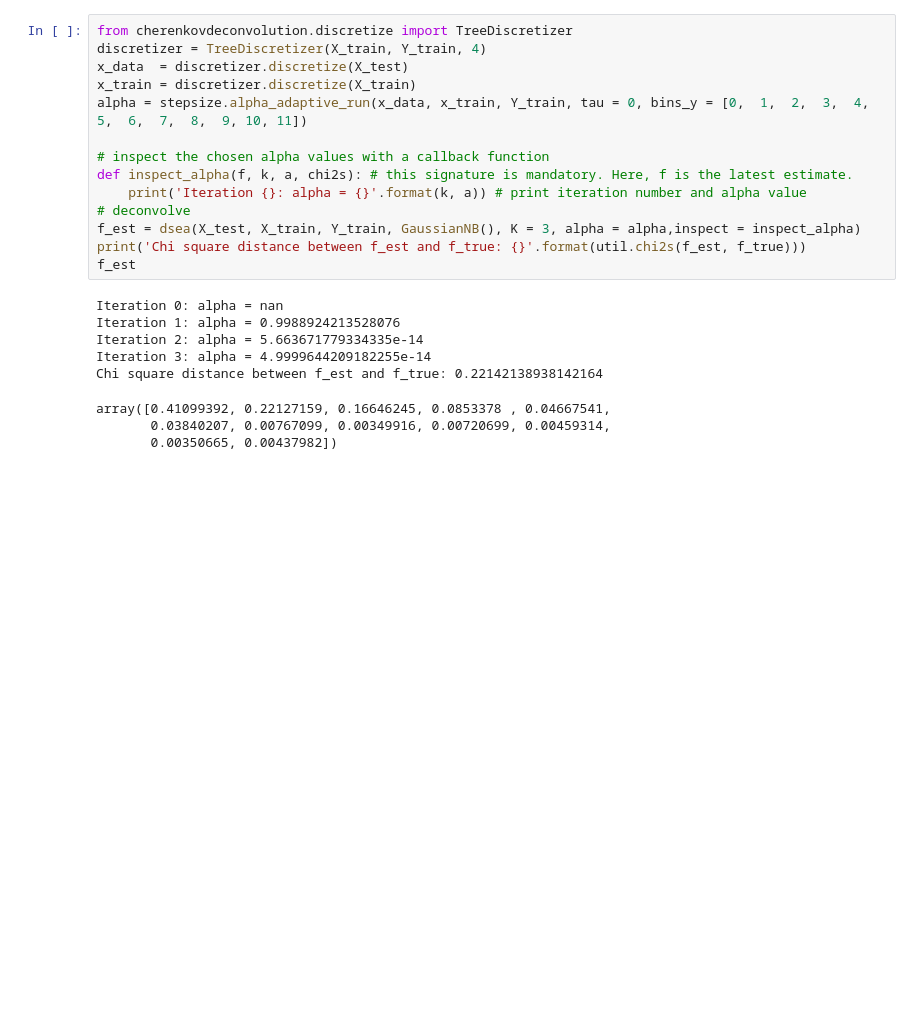
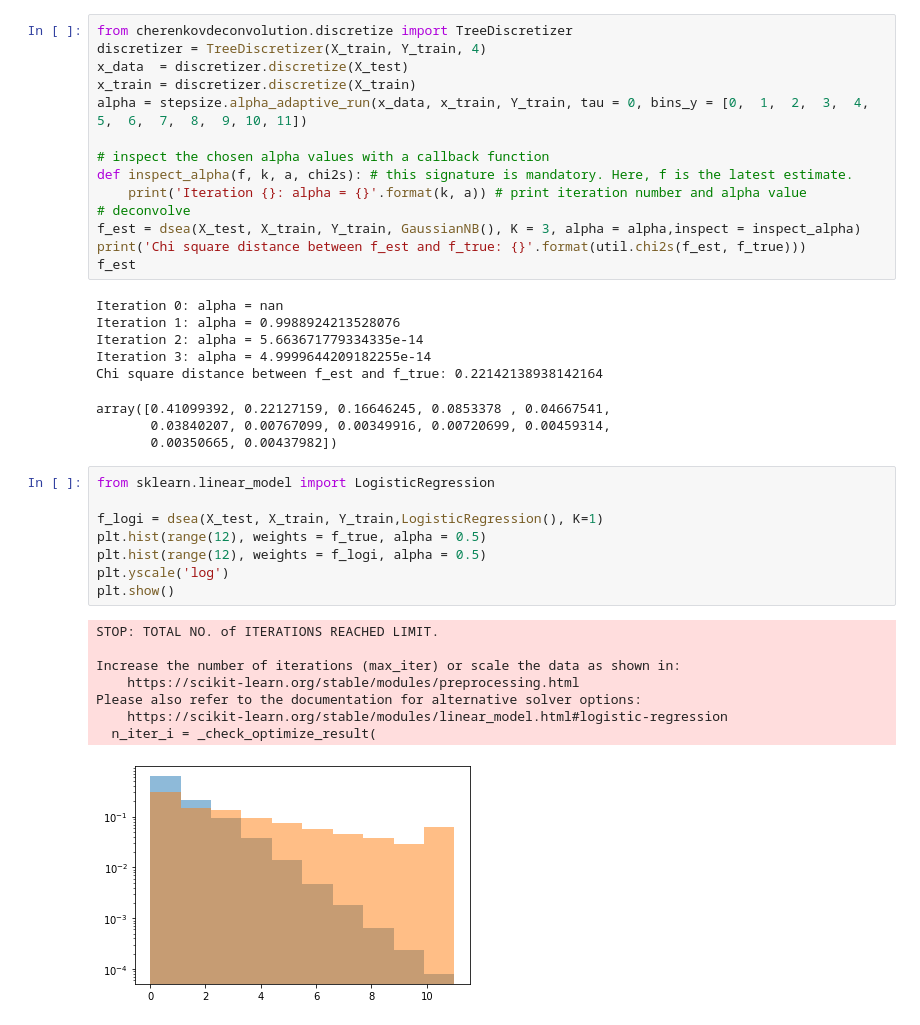
Before and after one commit to janjaek/DSEA-test, a Jupyter notebook: test.ipynb, the cells around one changed output. Cells and saved outputs as stored; diff of their text form; blank space fills up the shorter version.

```diff
--- a/test.ipynb
+++ b/test.ipynb
@@ -165,3 +165,20 @@ Chi square distance between f_est and f_true: 0.22142138938142164
 array([0.41099392, 0.22127159, 0.16646245, 0.0853378 , 0.04667541,
        0.03840207, 0.00767099, 0.00349916, 0.00720699, 0.00459314,
        0.00350665, 0.00437982])
+# %%
+from sklearn.linear_model import LogisticRegression
+
+f_logi = dsea(X_test, X_train, Y_train,LogisticRegression(), K=1)
+plt.hist(range(12), weights = f_true, alpha = 0.5)
+plt.hist(range(12), weights = f_logi, alpha = 0.5)
+plt.yscale('log')
+plt.show()
+# %% [output]
+STOP: TOTAL NO. of ITERATIONS REACHED LIMIT.
+
+Increase the number of iterations (max_iter) or scale the data as shown in:
+    https://scikit-learn.org/stable/modules/preprocessing.html
+Please also refer to the documentation for alternative solver options:
+    https://scikit-learn.org/stable/modules/linear_model.html#logistic-regression
+  n_iter_i = _check_optimize_result(
+[figure, added]
```
Also changed, not shown: parts of 6 cells of this notebook, 1 other file.
